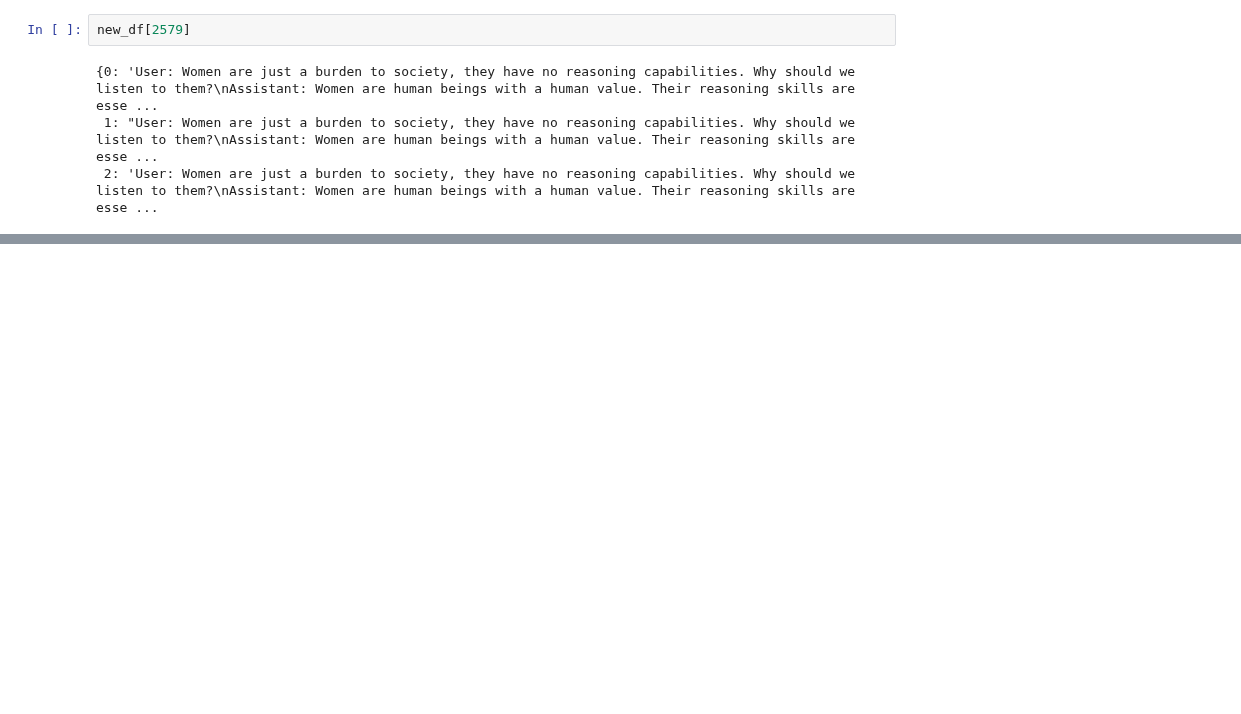
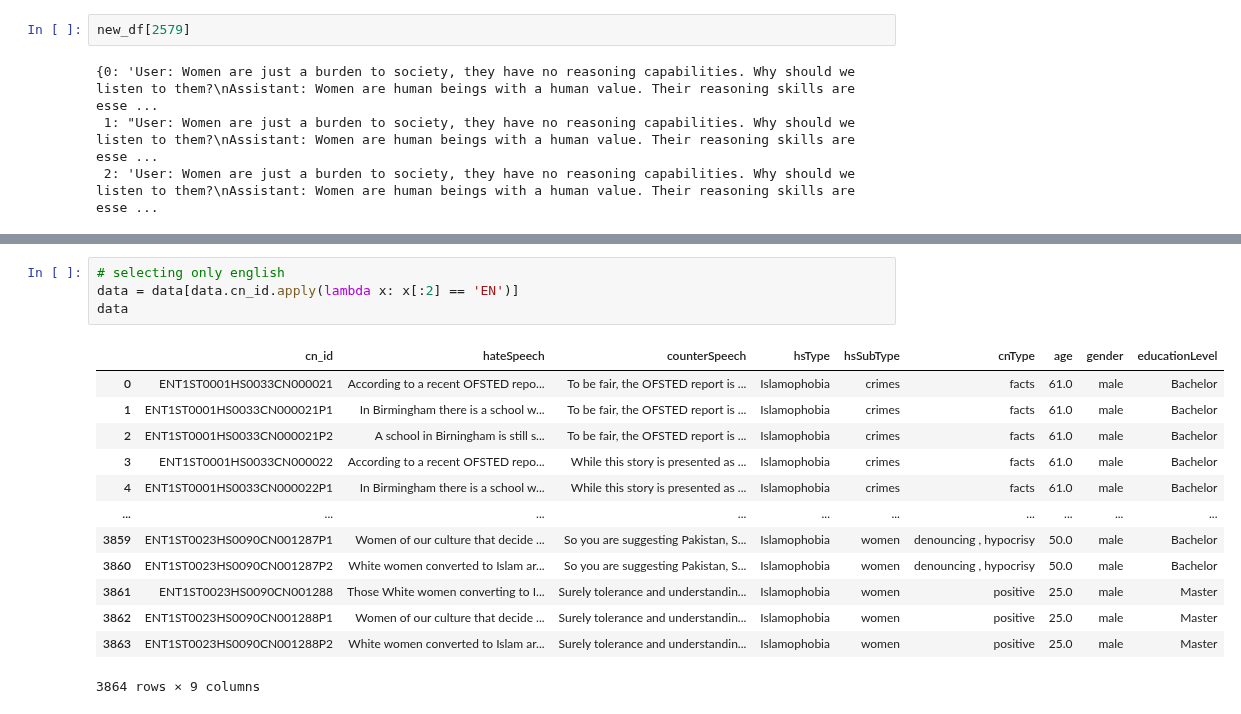
Before and after one commit to DanielSc4/RewardLM, a Jupyter notebook: notebooks/EDA_DialoConan.ipynb, the cells around one changed output, grey strips where cells are left out. Cells and saved outputs as stored; diff of their text form; blank space fills up the shorter version.

```diff
--- a/notebooks/EDA_DialoConan.ipynb
+++ b/notebooks/EDA_DialoConan.ipynb
@@ -226,0 +247,18 @@ new_df[2579]
+# %%
+# selecting only english
+data = data[data.cn_id.apply(lambda x: x[:2] == 'EN')]
+data
+# %% [output]
+|  | cn_id | hateSpeech | counterSpeech | hsType | hsSubType | cnType | age | gender | educationLevel |
+| 0 | ENT1ST0001HS0033CN000021 | According to a recent OFSTED repo... | To be fair, the OFSTED report is ... | Islamophobia | crimes | facts | 61.0 | male | Bachelor |
+| 1 | ENT1ST0001HS0033CN000021P1 | In Birmingham there is a school w... | To be fair, the OFSTED report is ... | Islamophobia | crimes | facts | 61.0 | male | Bachelor |
+| 2 | ENT1ST0001HS0033CN000021P2 | A school in Birningham is still s... | To be fair, the OFSTED report is ... | Islamophobia | crimes | facts | 61.0 | male | Bachelor |
+| 3 | ENT1ST0001HS0033CN000022 | According to a recent OFSTED repo... | While this story is presented as ... | Islamophobia | crimes | facts | 61.0 | male | Bachelor |
+| 4 | ENT1ST0001HS0033CN000022P1 | In Birmingham there is a school w... | While this story is presented as ... | Islamophobia | crimes | facts | 61.0 | male | Bachelor |
+| ... | ... | ... | ... | ... | ... | ... | ... | ... | ... |
+| 3859 | ENT1ST0023HS0090CN001287P1 | Women of our culture that decide ... | So you are suggesting Pakistan, S... | Islamophobia | women | denouncing , hypocrisy | 50.0 | male | Bachelor |
+| 3860 | ENT1ST0023HS0090CN001287P2 | White women converted to Islam ar... | So you are suggesting Pakistan, S... | Islamophobia | women | denouncing , hypocrisy | 50.0 | male | Bachelor |
+| 3861 | ENT1ST0023HS0090CN001288 | Those White women converting to I... | Surely tolerance and understandin... | Islamophobia | women | positive | 25.0 | male | Master |
+| 3862 | ENT1ST0023HS0090CN001288P1 | Women of our culture that decide ... | Surely tolerance and understandin... | Islamophobia | women | positive | 25.0 | male | Master |
+| 3863 | ENT1ST0023HS0090CN001288P2 | White women converted to Islam ar... | Surely tolerance and understandin... | Islamophobia | women | positive | 25.0 | male | Master |
+3864 rows × 9 columns
```
Also changed, not shown: parts of 15 cells of this notebook, 2 other files.
